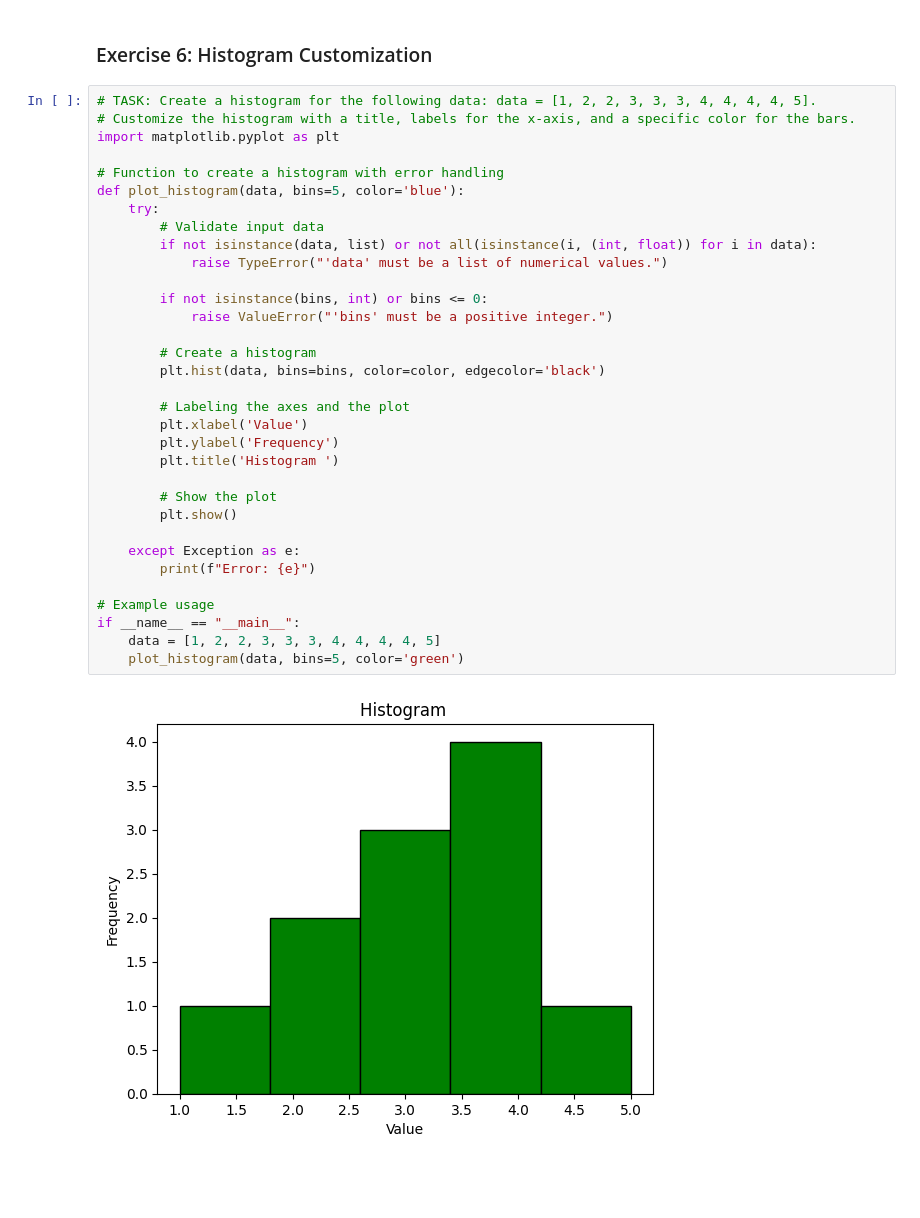
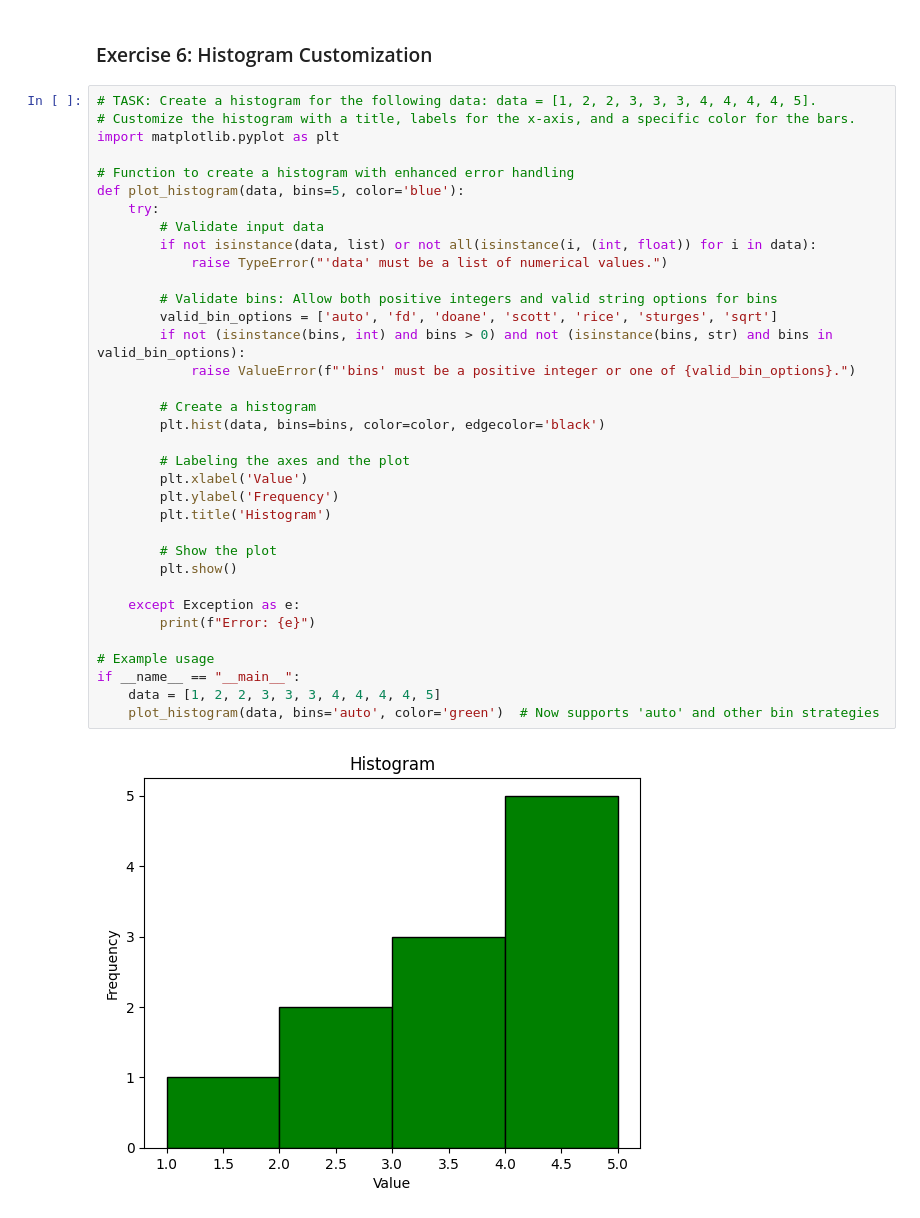
Before and after one commit to Veneel77/python-jupyter-template, a Jupyter notebook: src/6-histogram.ipynb, the cells around one changed output. Cells and saved outputs as stored; diff of their text form; blank space fills up the shorter version.

```diff
--- a/src/6-histogram.ipynb
+++ b/src/6-histogram.ipynb
@@ -3,35 +3,37 @@
 # %%
 # TASK: Create a histogram for the following data: data = [1, 2, 2, 3, 3, 3, 4, 4, 4, 4, 5].
 # Customize the histogram with a title, labels for the x-axis, and a specific color for the bars.
 import matplotlib.pyplot as plt
 
-# Function to create a histogram with error handling
+# Function to create a histogram with enhanced error handling
 def plot_histogram(data, bins=5, color='blue'):
     try:
         # Validate input data
         if not isinstance(data, list) or not all(isinstance(i, (int, float)) for i in data):
             raise TypeError("'data' must be a list of numerical values.")
 
-        if not isinstance(bins, int) or bins <= 0:
-            raise ValueError("'bins' must be a positive integer.")
+        # Validate bins: Allow both positive integers and valid string options for bins
+        valid_bin_options = ['auto', 'fd', 'doane', 'scott', 'rice', 'sturges', 'sqrt']
+        if not (isinstance(bins, int) and bins > 0) and not (isinstance(bins, str) and bins in valid_bin_options):
+            raise ValueError(f"'bins' must be a positive integer or one of {valid_bin_options}.")
 
         # Create a histogram
         plt.hist(data, bins=bins, color=color, edgecolor='black')
 
         # Labeling the axes and the plot
         plt.xlabel('Value')
         plt.ylabel('Frequency')
-        plt.title('Histogram ')
+        plt.title('Histogram')
 
         # Show the plot
         plt.show()
 
     except Exception as e:
         print(f"Error: {e}")
 
 # Example usage
 if __name__ == "__main__":
     data = [1, 2, 2, 3, 3, 3, 4, 4, 4, 4, 5]
-    plot_histogram(data, bins=5, color='green')
+    plot_histogram(data, bins='auto', color='green')  # Now supports 'auto' and other bin strategies
 # %% [output]
-[figure, old version]
+[figure, new version]
```
Also changed, not shown: 6 other files.
